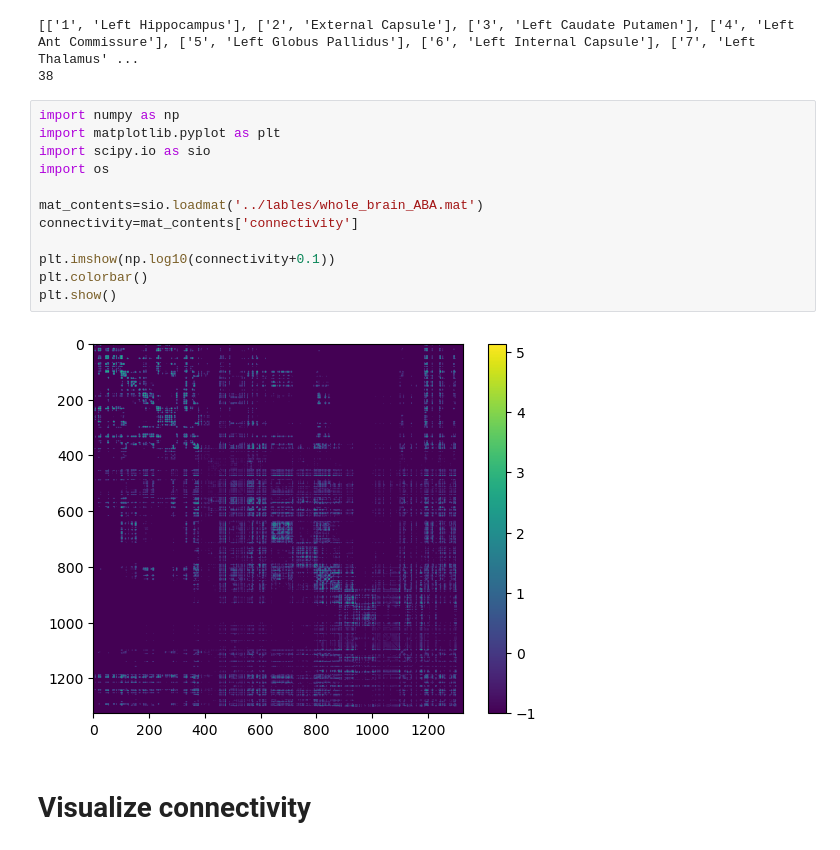
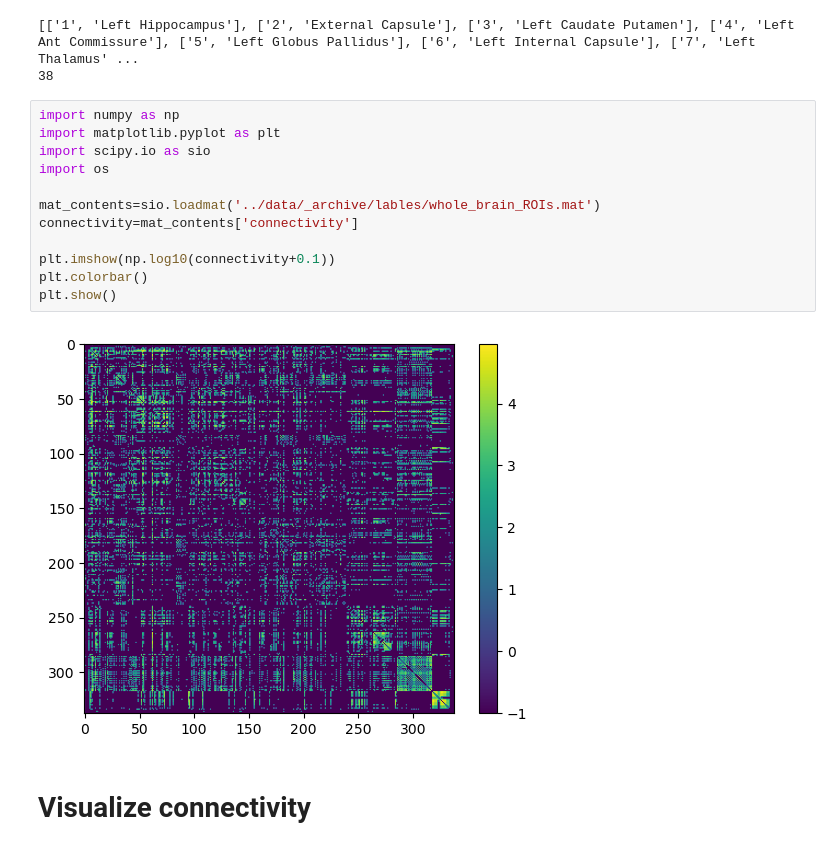
Before and after one commit to AnriiGegliuk/vbm_pipline, a Jupyter notebook: notebooks/connectivity_matrix.ipynb, the cells around one changed output. Cells and saved outputs as stored; diff of their text form.

```diff
--- a/notebooks/connectivity_matrix.ipynb
+++ b/notebooks/connectivity_matrix.ipynb
@@ -45,17 +45,17 @@ for i in range(len(id_list)):
 # %%
 import numpy as np
 import matplotlib.pyplot as plt
 import scipy.io as sio
 import os
 
-mat_contents=sio.loadmat('../lables/whole_brain_ABA.mat')
+mat_contents=sio.loadmat('../data/_archive/lables/whole_brain_ROIs.mat')
 connectivity=mat_contents['connectivity']
 
 plt.imshow(np.log10(connectivity+0.1))
 plt.colorbar()
 plt.show()
 # %% [output]
-[figure, old version]
+[figure, new version]
 # %% [markdown]
 # Visualize connectivity
 # %%
```
Also changed, not shown: parts of 2 cells of this notebook.
